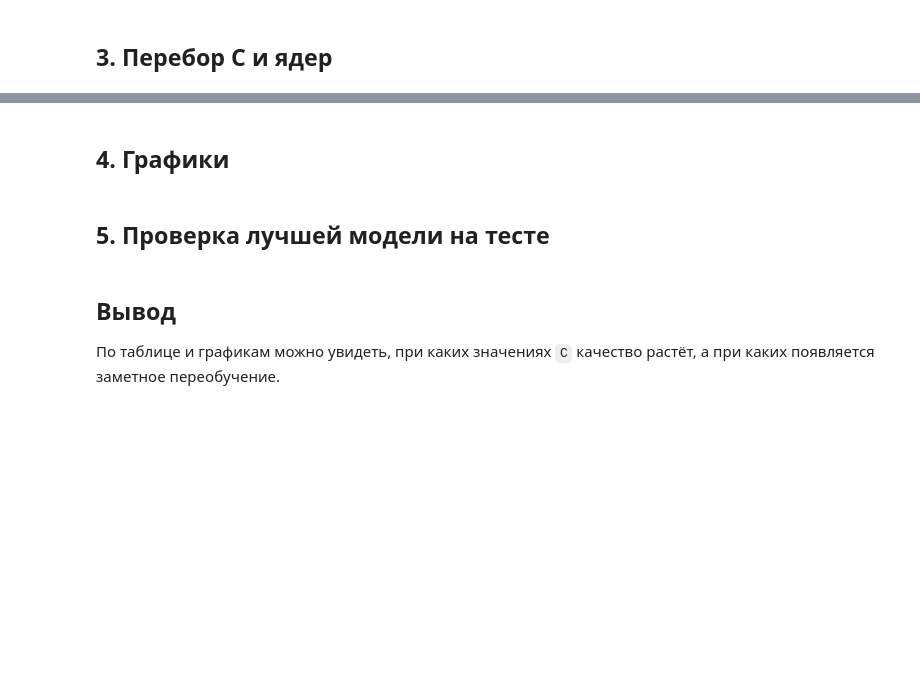
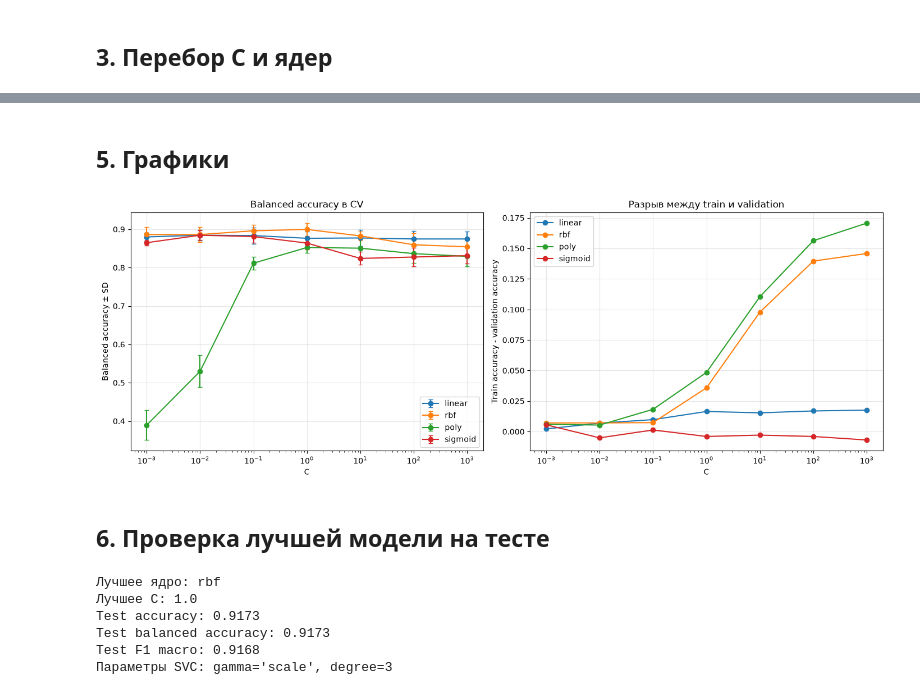
Before and after one commit to Graukern/ml-basics-labs, a Jupyter notebook: individual-assignments/20-Шильдт-Даниэль/src/solution.ipynb, the cells around one changed output, grey strips where cells are left out. Cells and saved outputs as stored; diff of their text form; code cells hidden in the pictures; blank space fills up the shorter version.

```diff
--- a/individual-assignments/20-Шильдт-Даниэль/src/solution.ipynb
+++ b/individual-assignments/20-Шильдт-Даниэль/src/solution.ipynb
@@ -62,7 +73,7 @@ for kernel in kernels:
         model = Pipeline(
             [
                 ("scaler", StandardScaler()),
-                ("svc", SVC(C=c_value, kernel=kernel)),
+                ("svc", SVC(C=c_value, kernel=kernel, gamma="scale", degree=3)),
             ]
         )
         started = time.perf_counter()
@@ -80,8 +91,11 @@ for kernel in kernels:
                 "kernel": kernel,
                 "C": c_value,
                 "accuracy": scores["test_accuracy"].mean(),
+                "accuracy_std": scores["test_accuracy"].std(ddof=1),
                 "balanced_accuracy": scores["test_balanced_accuracy"].mean(),
+                "balanced_accuracy_std": scores["test_balanced_accuracy"].std(ddof=1),
                 "f1_macro": scores["test_f1_macro"].mean(),
+                "f1_macro_std": scores["test_f1_macro"].std(ddof=1),
                 "train_accuracy": scores["train_accuracy"].mean(),
                 "fit_time": scores["fit_time"].mean(),
                 "elapsed_time": time.perf_counter() - started,
@@ -93,32 +135,34 @@ results.sort_values("balanced_accuracy", ascending=False).head(10)
 # %% [markdown]
-## 4. Графики
+## 5. Графики
 # %%
 fig, axes = plt.subplots(1, 2, figsize=(14, 5), constrained_layout=True)
 for kernel in kernels:
     part = results[results["kernel"] == kernel]
-    axes[0].plot(part["C"], part["balanced_accuracy"], marker="o", label=kernel)
+    axes[0].errorbar(part["C"], part["balanced_accuracy"], yerr=part["balanced_accuracy_std"], marker="o", capsize=3, label=kernel)
     gap = part["train_accuracy"] - part["accuracy"]
     axes[1].plot(part["C"], gap, marker="o", label=kernel)
 
 for axis in axes:
     axis.set_xscale("log")
     axis.set_xlabel("C")
     axis.grid(alpha=0.3)
     axis.legend()
 
 axes[0].set_title("Balanced accuracy в CV")
-axes[0].set_ylabel("Balanced accuracy")
+axes[0].set_ylabel("Balanced accuracy ± SD")
 axes[1].set_title("Разрыв между train и validation")
 axes[1].set_ylabel("Train accuracy - validation accuracy")
 plt.show()
+# %% [output]
+[figure, added]
 # %% [markdown]
-## 5. Проверка лучшей модели на тесте
+## 6. Проверка лучшей модели на тесте
 # %%
 best_row = results.loc[results["balanced_accuracy"].idxmax()]
 best_model = Pipeline(
     [
         ("scaler", StandardScaler()),
-        ("svc", SVC(C=float(best_row["C"]), kernel=best_row["kernel"])),
+        ("svc", SVC(C=float(best_row["C"]), kernel=best_row["kernel"], gamma="scale", degree=3)),
     ]
 )
 best_model.fit(X_train, y_train)
@@ -129,7 +173,11 @@ print(f"Лучшее C: {best_row['C']}")
 print(f"Test accuracy: {accuracy_score(y_test, test_prediction):.4f}")
 print(f"Test balanced accuracy: {balanced_accuracy_score(y_test, test_prediction):.4f}")
 print(f"Test F1 macro: {f1_score(y_test, test_prediction, average='macro'):.4f}")
+print("Параметры SVC: gamma='scale', degree=3")
+# %% [output]
+Лучшее ядро: rbf
+Лучшее C: 1.0
+Test accuracy: 0.9173
+Test balanced accuracy: 0.9173
+Test F1 macro: 0.9168
+Параметры SVC: gamma='scale', degree=3
-# %% [markdown]
-## Вывод
-
-По таблице и графикам можно увидеть, при каких значениях `C` качество растёт, а при каких появляется заметное переобучение.
```
Also changed, not shown: parts of 6 cells of this notebook, 2 other files.
